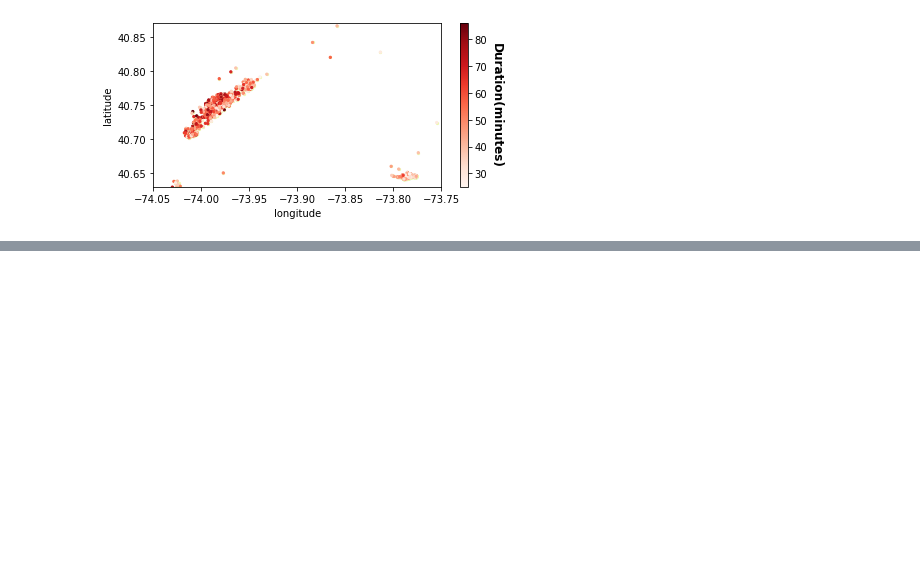
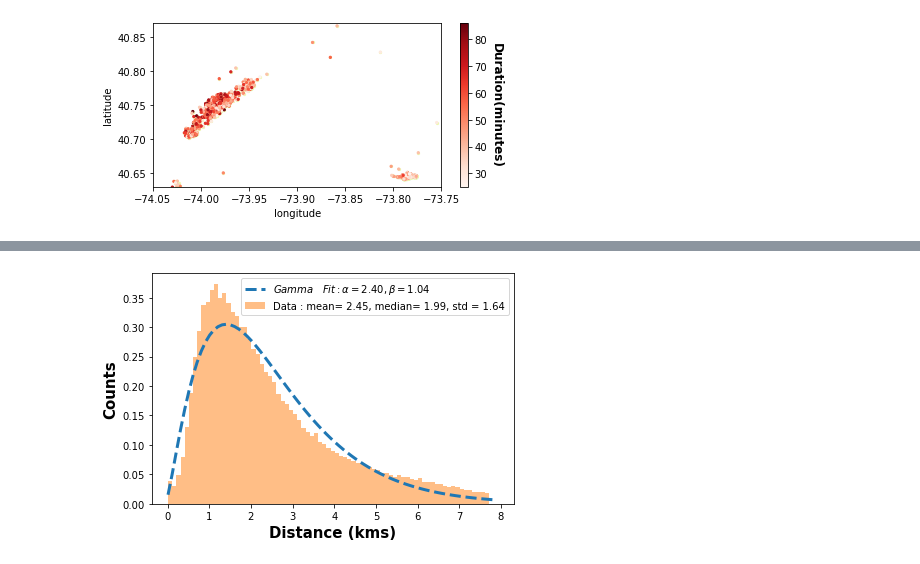
Before and after one commit to an-medvedev/open-mobility-tutorial, a Jupyter notebook: notebooks/Analysis_taxi.ipynb, the cells around one changed output, grey strips where cells are left out. Saved outputs shown, nothing was run; the diff lists cells and outputs as text; code cells hidden in the pictures; blank space fills up the shorter version.

```diff
--- a/notebooks/Analysis_taxi.ipynb
+++ b/notebooks/Analysis_taxi.ipynb
@@ -363,0 +445,83 @@ plt.show()
+# %%
+# First we plot distributions fit
+
+from datetime import datetime
+from geopy.distance import geodesic
+import numpy as np
+import math
+import seaborn as sns
+import pandas as pd
+import json
+import matplotlib.pyplot as plt
+import scipy.stats as sts
+
+# days = ["Mon","Tue","Wed","Thur","Fri","Sat","Sun"]
+days = ["Sat","Sun"]
+
+for weekD in days:
+
+    df = pd.read_csv(file_path +'/weekdays/%s_trips.csv'%(weekD),sep=' ')
+
+    q1 = df.Distance.quantile(0.25) # removing outliers
+    q3 = df.Distance.quantile(0.75)
+
+    iqr = q3-q1
+
+    low_end = max(q1 - 1.5*iqr,0)
+    high_end = q3 + 1.5*iqr
+
+    print('Distance -- ',low_end, high_end, math.ceil(high_end))
+
+    distance = [n for n in list(df.Distance) if n>low_end and n<=high_end]
+
+    df.Duration = df.Duration/60
+
+    q1_t = df.Duration.quantile(0.25)
+    q3_t = df.Duration.quantile(0.75)
+
+    iqr_t = q3_t - q1_t
+
+    low_end_t = max(q1_t - 1.5*iqr_t,0)
+    high_end_t = q3_t + 1.5*iqr_t
+
+    print('Duration -- ', low_end_t, high_end_t, math.ceil(high_end_t))
+
+    duration = [n for n in list(df.Duration) if n>low_end_t and n<=high_end_t]
+
+    ########## fitting distance distribution ###################
+
+    bins_d = np.arange(0.01,math.ceil(high_end),0.1)
+
+    alpha,loc,beta = sts.gamma.fit(distance)
+
+    y_d = sts.gamma.pdf(bins_d,alpha,loc=loc,scale=beta)
+
+    ############### plotting distance Distribution ###############
+
+    plt.plot(bins_d,y_d,'--', linewidth=3, label = r"$Gamma\hspace{1}Fit : \alpha = %0.2f, \beta = %0.2f$"%(alpha,beta))
+    counts_d,bins_D,_ = plt.hist(distance,bins=bins_d,density=True, alpha=0.5, label="Data : mean= %0.2f, median= %0.2f, std = %0.2f"%(np.average(distance), np.median(distance), np.std(distance)))
+    plt.legend(prop={'size':10})
+    plt.xlabel('Distance (kms)', fontsize=15,fontweight='bold')
+    plt.ylabel('Counts', fontsize=15,fontweight='bold')
+    plt.tight_layout()
+    plt.savefig('%s_dist.pdf'%(weekD))
+    plt.show()
+
+    ############# fitting duration distribution ##############
+
+    bins_t = np.arange(0.01,math.ceil(high_end_t),0.2)
+
+    alpha_t,loc_t,beta_t = sts.gamma.fit(duration)
+    y_t = sts.gamma.pdf(bins_t,alpha_t,loc=loc_t,scale=beta_t)
+
+    ################ plotting duration distribution ###################
+
+    plt.plot(bins_t,y_t,'--', linewidth=3, label = r"$Gamma\hspace{1}Fit : \alpha = %0.2f, \beta = %0.2f$"%(alpha_t,beta_t))
+    counts_t,bins_t,_ = plt.hist(duration,bins=bins_t,density=True, alpha=0.5, label="Data : mean= %0.2f, median= %0.2f, std = %0.2f"%(np.average(duration), np.median(duration), np.std(duration)))
+    plt.legend(prop={'size':10})
+    plt.xlabel('Duration (mins.)', fontsize=15,fontweight='bold')
+    plt.ylabel('Counts', fontsize=15,fontweight='bold')
+    plt.tight_layout()
+    plt.savefig('%s_duration.pdf'%(weekD))
+    plt.show()
+# %% [output]
@@ -363,0 +530 @@ plt.show()
+[figure, added]
```
Also changed, not shown: parts of 37 cells of this notebook.
